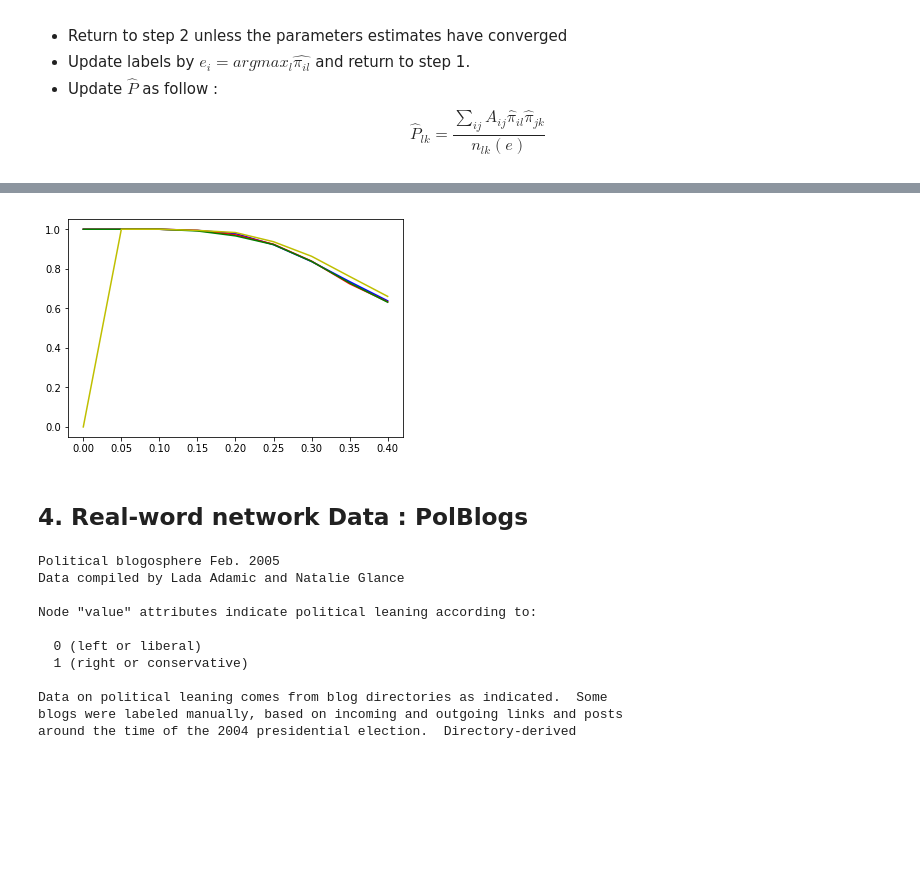
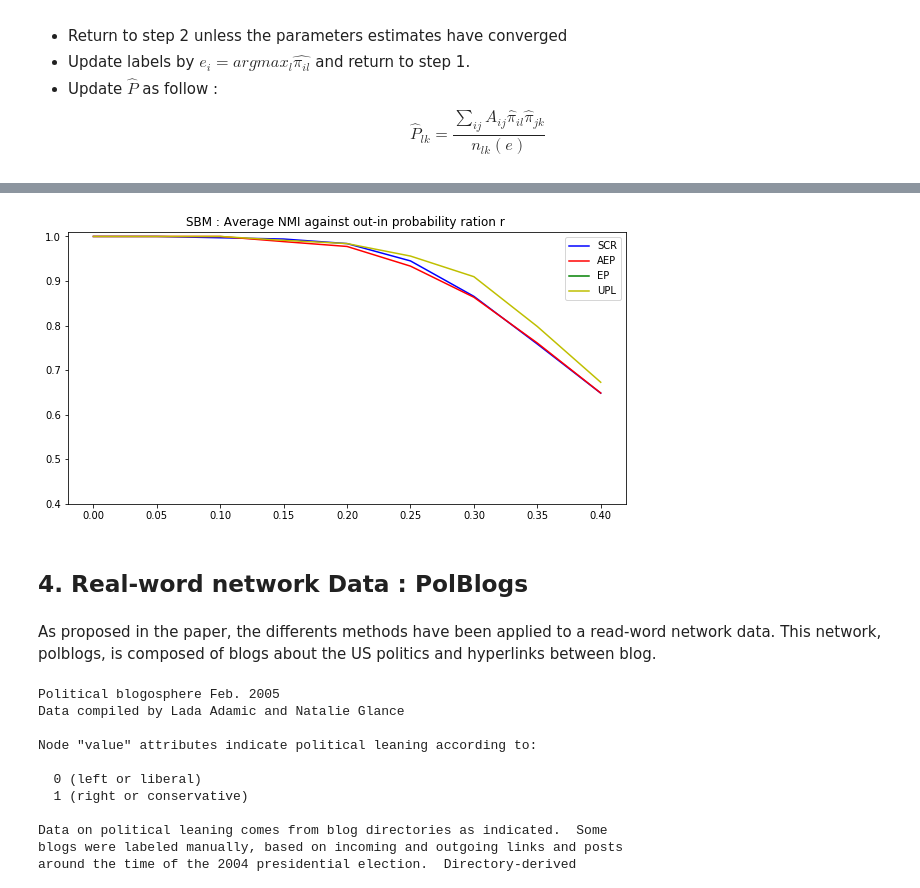
Before and after one commit to dam-grassman/community-project, a Jupyter notebook: Compressed Sensing.ipynb, the cells around one changed output, grey strips where cells are left out. Drawn from its saved outputs; the diff is of its cells as text; code cells hidden in the pictures; blank space fills up the shorter version.

```diff
--- a/Compressed Sensing.ipynb
+++ b/Compressed Sensing.ipynb
@@ -1114,6 +952,9 @@ SCR_plt = []
 AEP_plt = []
 EP_plt = []
 UPL_plt = []
+
+import warnings
+warnings.filterwarnings("ignore")
 
 for r_test in  tqdm.tqdm_notebook([0, 0.05, 0.1, 0.15, 0.2, 0.25, 0.3, 0.35, 0.4]):
 
@@ -1127,39 +968,26 @@ for r_test in  tqdm.tqdm_notebook([0, 0.05, 0.1, 0.15, 0.2, 0.25, 0.3, 0.35, 0.4
         graph = SBM(n = n, lambda_n = lambda_n, r = r_test, w = w)
 
         #SCR
-        V, Z = eig_laplacian_regularized(graph.adjency_matrix, 2, tau = tau)
-        Kmeans = KMeans(n_clusters=2, random_state=i, init ='random', n_init =40).fit(Z)
-        SCR_pred = Kmeans.labels_
+        SCR_pred = SCR_prediction(graph.adjency_matrix)
         NMI = normalized_mutual_info_score(labels_true = graph.labels, labels_pred = SCR_pred, average_method='arithmetic' )
         SCR_r.append(NMI)
 
         #AEP
-        U_A = U_from_laplacian_regularized(graph.adjency_matrix, 2, tau = tau)
-        AEP_pred = np.dot(np.dot(U_A[:,0].T, np.ones(n)), U_A[:,1]) -  np.dot(np.dot(U_A[:,1].T, np.ones(n)), U_A[:,0])
-        AEP_pred = np.sign(AEP_pred)
+        AEP_pred = AEP_prediction(graph.adjency_matrix)
         NMI = normalized_mutual_info_score(labels_true = graph.labels, labels_pred = AEP_pred, average_method='arithmetic' )
         AEP_r.append(NMI)
 
-        indices = np.argsort(np.abs(U_A[:,1]))[::-1] #Highest to smallest
-        em_pred = np.ones(n)
-        vec = np.zeros(n)
-        for i in range(300):
-            for j in range(300):
-                vec = np.zeros(n)
-                vec[indices[j]] = 2*(-1)**(max(0,em_pred[indices[j]]))
-                em_pred_ = em_pred + vec
-                if np.abs(np.dot(U_A.T, em_pred)[1]) < np.abs(np.dot(U_A.T, em_pred_)[1]):
-                    #print(i,j)
-                    em_pred = em_pred + vec
-                    break
-        #print(em_pred)
+        #EP
+        EP_pred = EP_prediction(graph.adjency_matrix)
         NMI = normalized_mutual_info_score(labels_true = graph.labels, labels_pred = em_pred, average_method='arithmetic' )
         EP_r.append(NMI)
 
+        #UPL
         initial_e = 2*SCR_pred-1
-        UPL_pred = UPL(graph, initial_e)
+        UPL_pred = UPL_prediction(graph.adjency_matrix, initial_e)
         NMI = normalized_mutual_info_score(labels_true = graph.labels, labels_pred = UPL_pred, average_method='arithmetic' )
         UPL_r.append(NMI)
+
     SCR_plt.append(np.mean(SCR_r))
     AEP_plt.append(np.mean(AEP_r))
     EP_plt.append(np.mean(EP_r))
@@ -1178,15 +997,22 @@ RuntimeError: Set changed size during iteration
 # %%
+plt.figure(figsize=(10,5))
+plt.ylim(0.4,1.01)
 xaxis = [0, 0.05, 0.1, 0.15, 0.2, 0.25, 0.3, 0.35, 0.4]
 
-plt.plot( xaxis, SCR_plt, color = 'b')
-plt.plot(xaxis, AEP_plt, color = 'r')
-plt.plot(xaxis, EP_plt, color = 'g')
-plt.plot(xaxis, UPL_plt, color = 'y')
+plt.plot( xaxis, SCR_plt, color = 'b', label = 'SCR')
+plt.plot(xaxis, AEP_plt, color = 'r', label = 'AEP')
+plt.plot(xaxis, EP_plt, color = 'g', label = 'EP')
+plt.plot(xaxis, [1]+UPL_plt[1:], color = 'y', label = 'UPL')
+
+plt.legend()
+plt.title('SBM : Average NMI against out-in probability ration r ')
 plt.show()
 # %% [output]
-[figure, old version]
+[figure, new version]
 # %% [markdown]
 ## 4. Real-word network Data : PolBlogs
+# %% [markdown]
+As proposed in the paper, the differents methods have been applied to a read-word network data. This network, polblogs, is composed of blogs about the US politics and hyperlinks between blog.
 # %%
 import networkx as nx
 import zipfile
```
Also changed, not shown: parts of 68 cells of this notebook.
